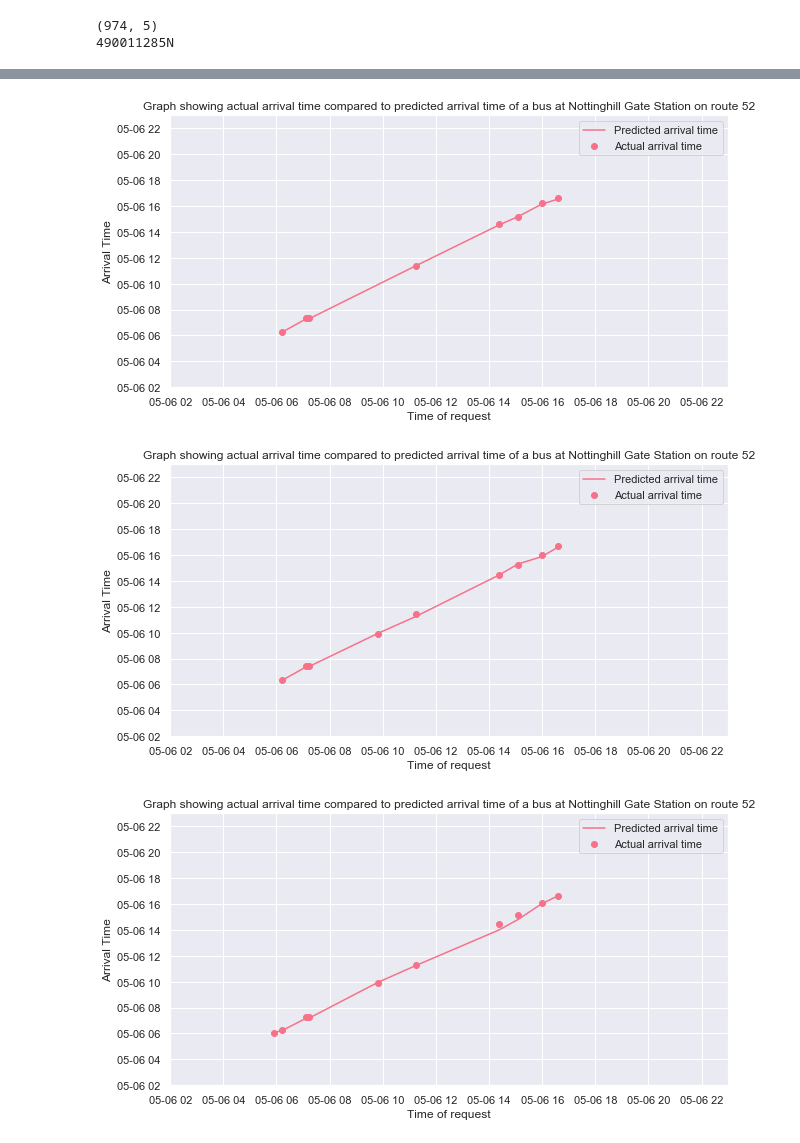
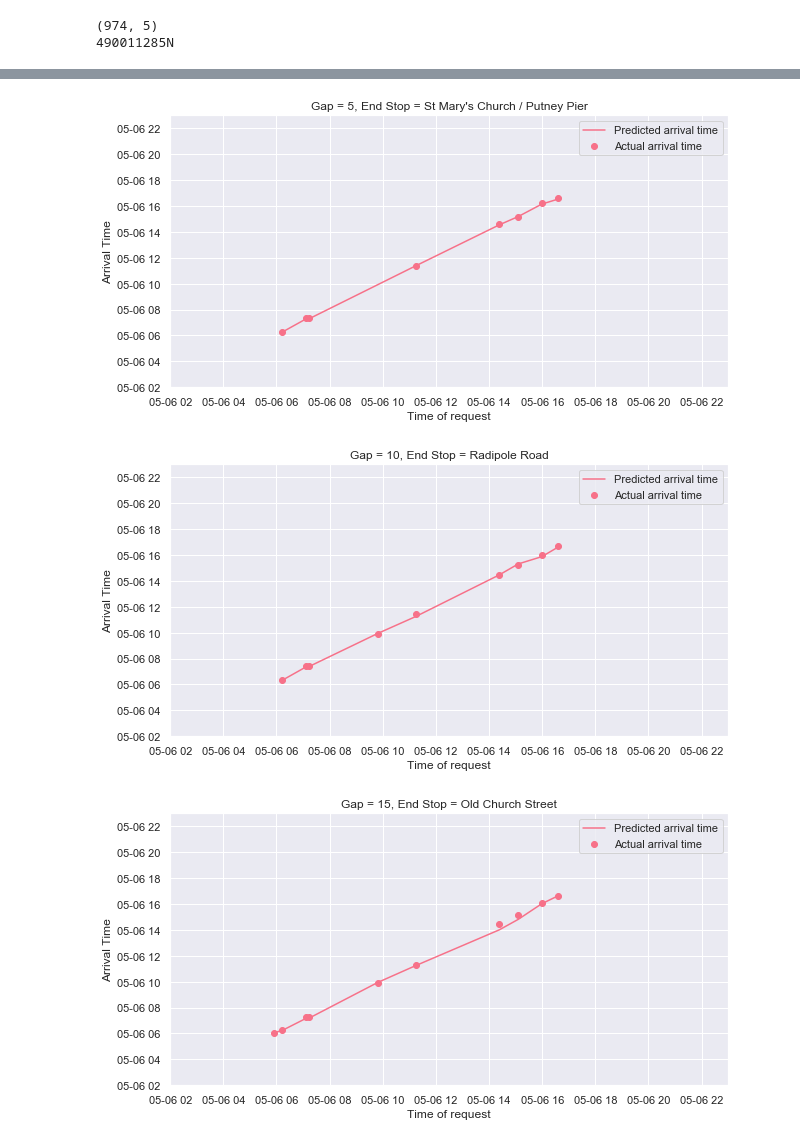
Before and after one commit to serenelc/individual-project-beng, a Jupyter notebook: historical-models.ipynb, the cells around one changed output, grey strips where cells are left out. Cells and saved outputs as stored; diff of their text form; code cells hidden in the pictures.

```diff
--- a/historical-models.ipynb
+++ b/historical-models.ipynb
@@ -539,10 +535,8 @@ Actual arrival time is 2020-04-19 22:08:35
 # %%
-from sklearn.metrics import mean_squared_error
-
 times_52_160420 = [convert_time_to_datetime(t) for t in req_timesx_52_160420]
 times_52_190420 = [convert_time_to_datetime(t) for t in req_timesx_52_190420]
 
-fig, ax = plt.subplots(figsize=(15,20), nrows=2, ncols=1)
+fig, ax = plt.subplots(figsize=(15,15), nrows=2, ncols=1)
 ax[0].scatter(times_52_190420, accs_52_190420, label="Actual arrival time")
 ax[0].plot(times_52_190420, preds_52_190420, label="Predicted arrival time")
 ax[0].set_xlabel("Time of request")
@@ -658,21 +665,21 @@ Couldn't find any journeys
 # %%
 for i, gap in enumerate(destination_stops):
     p = full_preds_varying_gaps[i]
     a = full_actual_varying_gaps[i]
     t = full_req_varying_gaps[i]
     r = [convert_time_to_datetime(x) for x in t]
 
     fig, ax = plt.subplots(figsize=(10, 5))
     ax.scatter(r, a, label="Actual arrival time")
     ax.plot(r, p, label="Predicted arrival time")
     ax.set_xlabel("Time of request")
     ax.set_ylabel("Arrival Time")
     ax.set_ylim([dt.datetime(2020, 5, 6, 2), dt.datetime(2020, 5, 6, 22, 59, 59)])
     ax.set_xlim([dt.datetime(2020, 5, 6, 2), dt.datetime(2020, 5, 6, 22, 59, 59)])
-    ax.set_title("Gap = {}, End Stop = {}".format())
+    ax.set_title("Gap = {}, End Stop = {}".format((i + 1) * 5, destination_stops[i]))
     ax.legend()
     plt.show()
 # %% [output]
-[figure, old version]
+[figure, new version]
-[figure, old version]
+[figure, new version]
-[figure, old version]
+[figure, new version]
```
Also changed, not shown: parts of 6 cells of this notebook, 44 other files.
